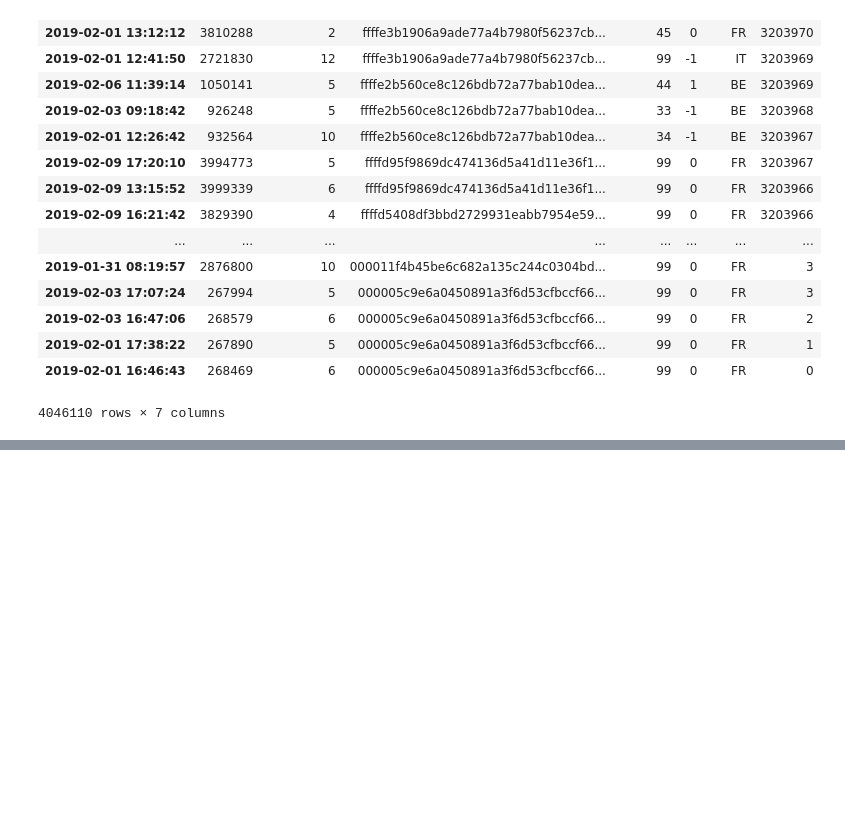
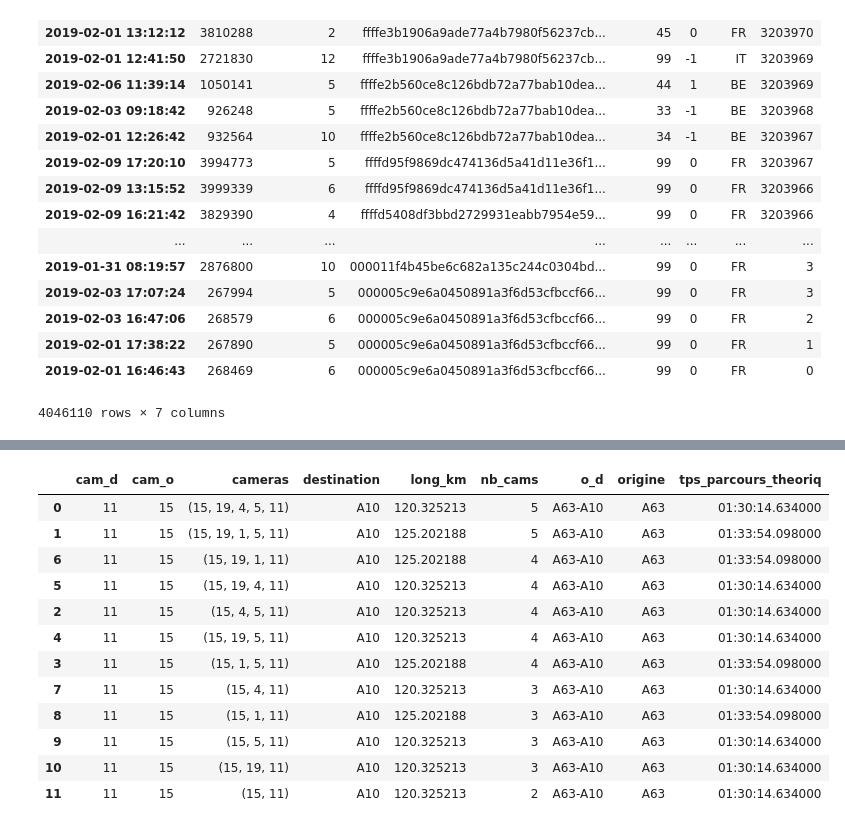
Before and after one commit to nantodevison/lapi, a Jupyter notebook: Carto_Lapi/Analyse/Donnees_postraitees.ipynb, the cells around one changed output, grey strips where cells are left out. Drawn from its saved outputs; the diff is of its cells as text; code cells hidden in the pictures; blank space fills up the shorter version.

```diff
--- a/Carto_Lapi/Analyse/Donnees_postraitees.ipynb
+++ b/Carto_Lapi/Analyse/Donnees_postraitees.ipynb
@@ -526,0 +532,16 @@ t.liste_complete_trajet.cameras.tolist()
+# %%
+t.liste_complete_trajet.loc[t.liste_complete_trajet['o_d']=='A63-A10']
+# %% [output]
+|  | cam_d | cam_o | cameras | destination | long_km | nb_cams | o_d | origine | tps_parcours_theoriq |
+| 0 | 11 | 15 | (15, 19, 4, 5, 11) | A10 | 120.325213 | 5 | A63-A10 | A63 | 01:30:14.634000 |
+| 1 | 11 | 15 | (15, 19, 1, 5, 11) | A10 | 125.202188 | 5 | A63-A10 | A63 | 01:33:54.098000 |
+| 6 | 11 | 15 | (15, 19, 1, 11) | A10 | 125.202188 | 4 | A63-A10 | A63 | 01:33:54.098000 |
+| 5 | 11 | 15 | (15, 19, 4, 11) | A10 | 120.325213 | 4 | A63-A10 | A63 | 01:30:14.634000 |
+| 2 | 11 | 15 | (15, 4, 5, 11) | A10 | 120.325213 | 4 | A63-A10 | A63 | 01:30:14.634000 |
+| 4 | 11 | 15 | (15, 19, 5, 11) | A10 | 120.325213 | 4 | A63-A10 | A63 | 01:30:14.634000 |
+| 3 | 11 | 15 | (15, 1, 5, 11) | A10 | 125.202188 | 4 | A63-A10 | A63 | 01:33:54.098000 |
+| 7 | 11 | 15 | (15, 4, 11) | A10 | 120.325213 | 3 | A63-A10 | A63 | 01:30:14.634000 |
+| 8 | 11 | 15 | (15, 1, 11) | A10 | 125.202188 | 3 | A63-A10 | A63 | 01:33:54.098000 |
+| 9 | 11 | 15 | (15, 5, 11) | A10 | 120.325213 | 3 | A63-A10 | A63 | 01:30:14.634000 |
+| 10 | 11 | 15 | (15, 19, 11) | A10 | 120.325213 | 3 | A63-A10 | A63 | 01:30:14.634000 |
+| 11 | 11 | 15 | (15, 11) | A10 | 120.325213 | 2 | A63-A10 | A63 | 01:30:14.634000 |
```
Also changed, not shown: parts of 39 cells of this notebook, 1 other file.
